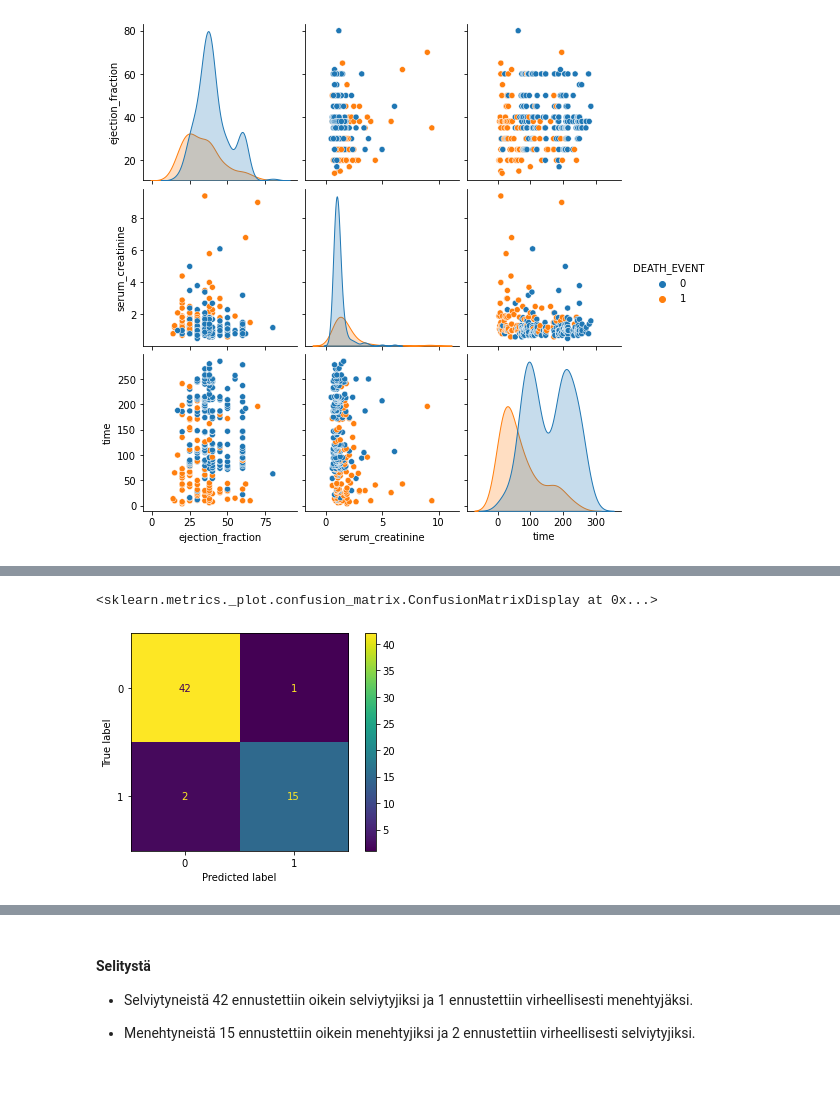
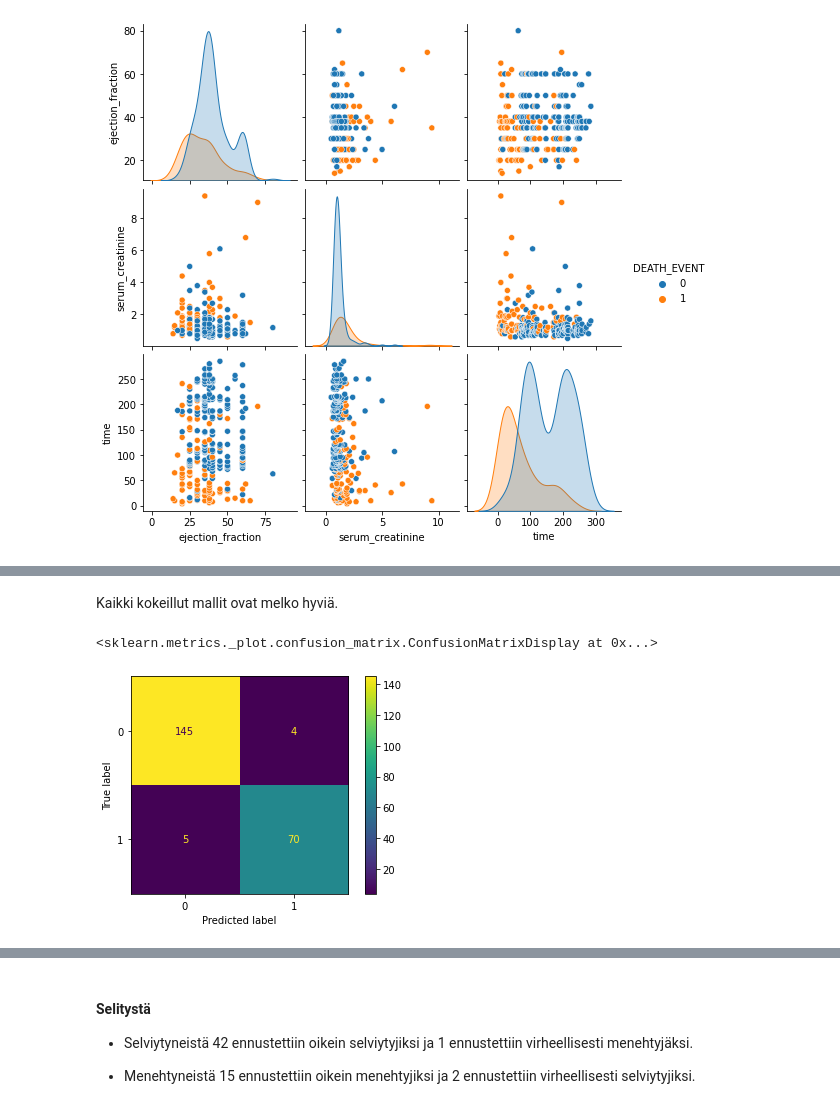
Before and after one commit to taanila/koneoppiminen, a Jupyter notebook: heart.ipynb, the cells around one changed output, grey strips where cells are left out. Cells and saved outputs as stored; diff of their text form; code cells hidden in the pictures; blank space fills up the shorter version.

Commit message:
Eri luokittelumallien kokeilua
Logistinen regressio, päätöspuu, satunnaismetsä, gradientboosting

```diff
--- a/heart.ipynb
+++ b/heart.ipynb
@@ -96,8 +117,8 @@ sns.pairplot(df[['ejection_fraction', 'serum_creatinine', 'time', 'DEATH_EVENT']
 # Selittävät muuttujat
 X = df[['ejection_fraction', 'serum_creatinine', 'time']]
 
-# Selitettävä/ennustettava muuttuja
+# Ennustettava muuttuja
 y = df['DEATH_EVENT']
 
 # Datan jako opetus ja testidataan
-X_train, X_test, y_train, y_test = train_test_split(X, y, test_size = 0.2, random_state = 2)
+X_train, X_test, y_train, y_test = train_test_split(X, y, random_state = 2)
@@ -103,0 +127,12 @@ X_train, X_test, y_train, y_test = train_test_split(X, y, test_size = 0.2, rando
+# %%
+malli1 = LogisticRegression()
+malli1.fit(X_train, y_train)
+
+malli2 = DecisionTreeClassifier(max_depth = 4, random_state = 2)
+malli2.fit(X_train, y_train)
+
+malli3 = RandomForestClassifier(max_depth = 3, random_state = 2)
+malli3.fit(X_train, y_train)
+
+malli4 = GradientBoostingClassifier(max_depth = 3, random_state = 2)
+malli4.fit(X_train, y_train)
@@ -162,6 +183,11 @@ plot_confusion_matrix(malli4, X_train, y_train)
-# %%
-# Confusion-matriisi opetusdatalle (GradientBoosting)
-plot_confusion_matrix(malli4, X_test, y_test)
-# %% [output]
-<sklearn.metrics._plot.confusion_matrix.ConfusionMatrixDisplay at 0x...>
-[figure, removed]
+# %% [markdown]
+Kaikki kokeillut mallit ovat melko hyviä.
+# %%
+cm = confusion_matrix(y_train, y_train_malli4)
+ConfusionMatrixDisplay(confusion_matrix=cm).plot()
+
+# Seuraava toimii vanhemmissa versioissa
+#plot_confusion_matrix(malli4, X_train, y_train)
+# %% [output]
+<sklearn.metrics._plot.confusion_matrix.ConfusionMatrixDisplay at 0x...>
+[figure, added]
```
Also changed, not shown: parts of 33 cells of this notebook.
